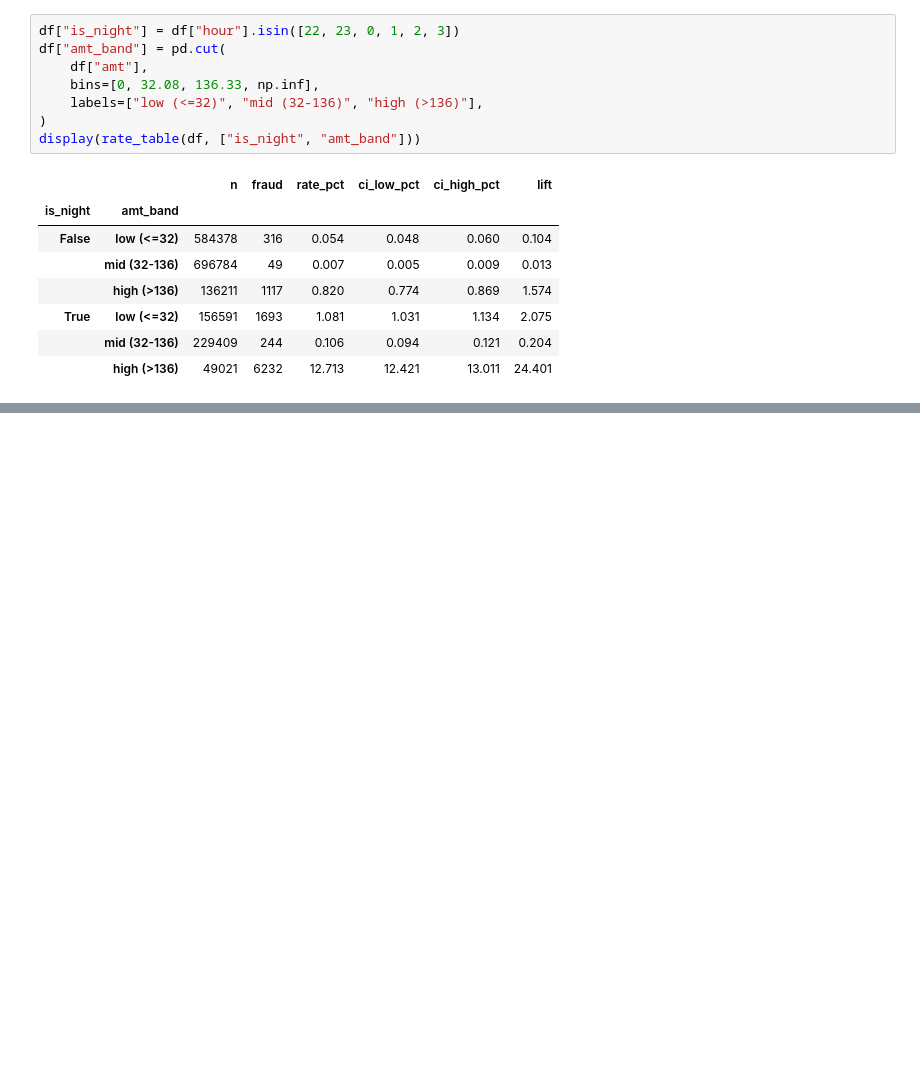
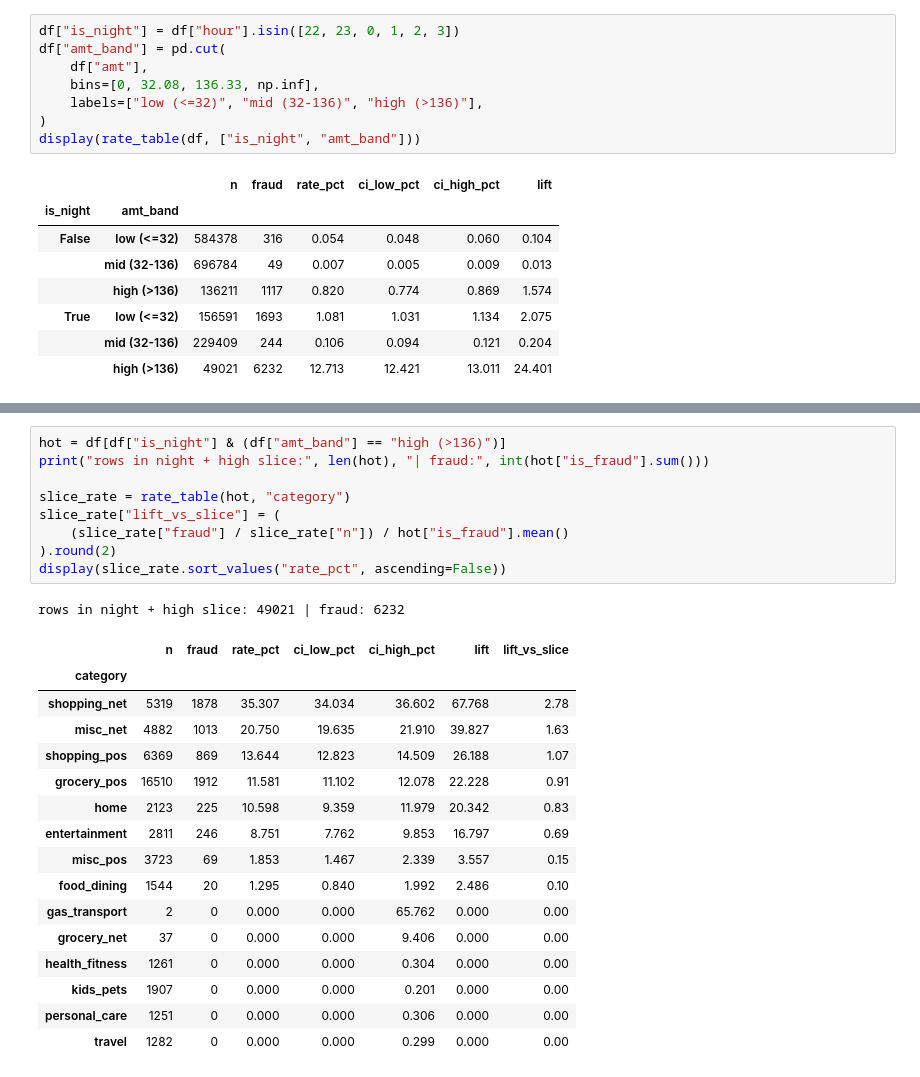
Before and after one commit to mahsafallahi/fraud-intelligence-platform, a Jupyter notebook: notebooks/03_eda.ipynb, the cells around one changed output, grey strips where cells are left out. Cells and saved outputs as stored; diff of their text form; blank space fills up the shorter version.

```diff
--- a/notebooks/03_eda.ipynb
+++ b/notebooks/03_eda.ipynb
@@ -276,0 +320,27 @@ display(rate_table(df, ["is_night", "amt_band"]))
+# %%
+hot = df[df["is_night"] & (df["amt_band"] == "high (>136)")]
+print("rows in night + high slice:", len(hot), "| fraud:", int(hot["is_fraud"].sum()))
+
+slice_rate = rate_table(hot, "category")
+slice_rate["lift_vs_slice"] = (
+    (slice_rate["fraud"] / slice_rate["n"]) / hot["is_fraud"].mean()
+).round(2)
+display(slice_rate.sort_values("rate_pct", ascending=False))
+# %% [output]
+rows in night + high slice: 49021 | fraud: 6232
+|  | n | fraud | rate_pct | ci_low_pct | ci_high_pct | lift | lift_vs_slice |
+| category |  |  |  |  |  |  |  |
+| shopping_net | 5319 | 1878 | 35.307 | 34.034 | 36.602 | 67.768 | 2.78 |
+| misc_net | 4882 | 1013 | 20.750 | 19.635 | 21.910 | 39.827 | 1.63 |
+| shopping_pos | 6369 | 869 | 13.644 | 12.823 | 14.509 | 26.188 | 1.07 |
+| grocery_pos | 16510 | 1912 | 11.581 | 11.102 | 12.078 | 22.228 | 0.91 |
+| home | 2123 | 225 | 10.598 | 9.359 | 11.979 | 20.342 | 0.83 |
+| entertainment | 2811 | 246 | 8.751 | 7.762 | 9.853 | 16.797 | 0.69 |
+| misc_pos | 3723 | 69 | 1.853 | 1.467 | 2.339 | 3.557 | 0.15 |
+| food_dining | 1544 | 20 | 1.295 | 0.840 | 1.992 | 2.486 | 0.10 |
+| gas_transport | 2 | 0 | 0.000 | 0.000 | 65.762 | 0.000 | 0.00 |
+| grocery_net | 37 | 0 | 0.000 | 0.000 | 9.406 | 0.000 | 0.00 |
+| health_fitness | 1261 | 0 | 0.000 | 0.000 | 0.304 | 0.000 | 0.00 |
+| kids_pets | 1907 | 0 | 0.000 | 0.000 | 0.201 | 0.000 | 0.00 |
+| personal_care | 1251 | 0 | 0.000 | 0.000 | 0.306 | 0.000 | 0.00 |
+| travel | 1282 | 0 | 0.000 | 0.000 | 0.299 | 0.000 | 0.00 |
```
Also changed, not shown: parts of 7 cells of this notebook.
